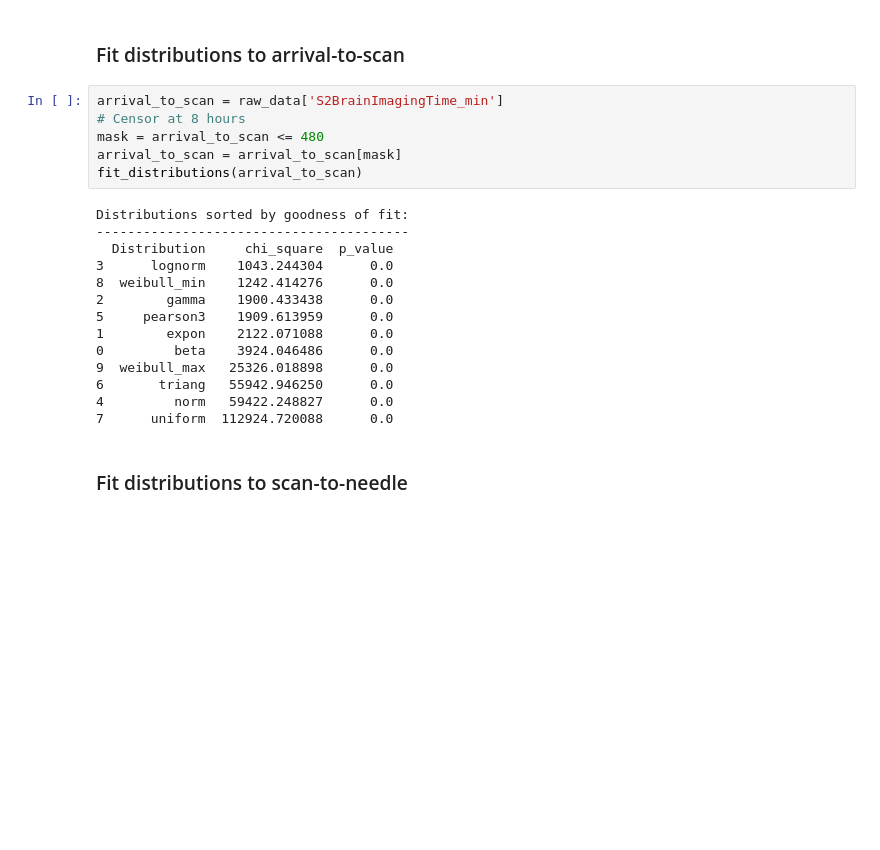
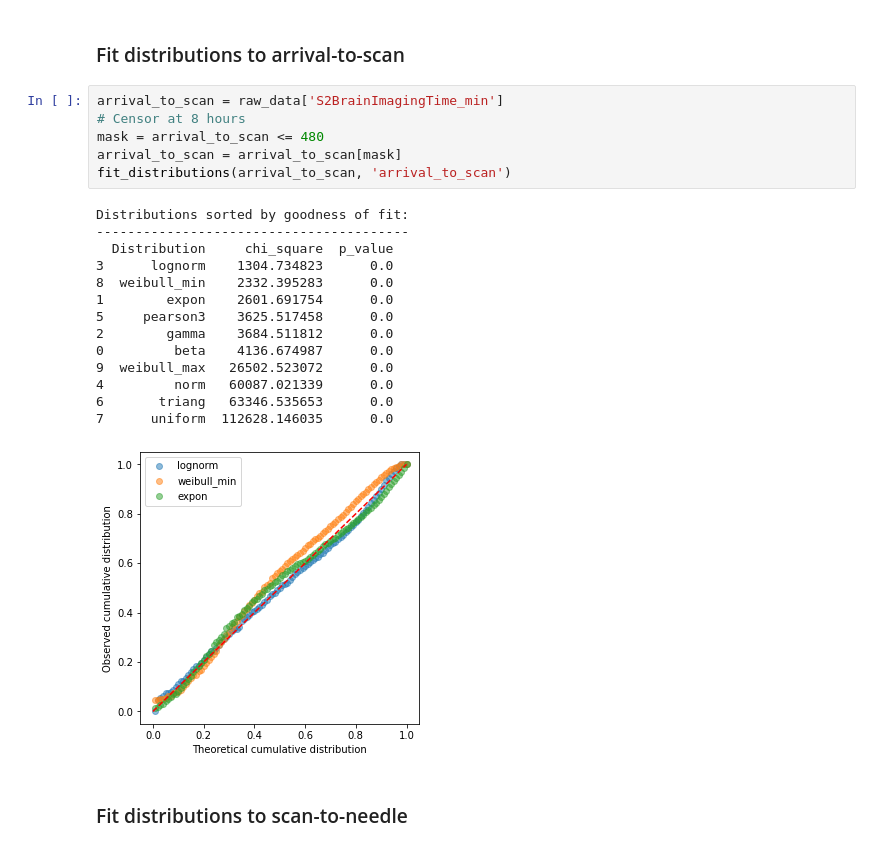
Before and after one commit to samuel-book/samuel-1, a Jupyter notebook: _sources/descriptive_stats/06_distributions.ipynb, the cells around one changed output. Saved outputs shown, nothing was run; the diff lists cells and outputs as text; blank space fills up the shorter version.

```diff
--- a/_sources/descriptive_stats/06_distributions.ipynb
+++ b/_sources/descriptive_stats/06_distributions.ipynb
@@ -197,23 +255,24 @@ Distributions sorted by goodness of fit:
 # %%
 arrival_to_scan = raw_data['S2BrainImagingTime_min']
 # Censor at 8 hours
 mask = arrival_to_scan <= 480
 arrival_to_scan = arrival_to_scan[mask]
-fit_distributions(arrival_to_scan)
+fit_distributions(arrival_to_scan, 'arrival_to_scan')
 # %% [output]
 Distributions sorted by goodness of fit:
 ----------------------------------------
   Distribution     chi_square  p_value
-3      lognorm    1043.244304      0.0
-8  weibull_min    1242.414276      0.0
-2        gamma    1900.433438      0.0
-5     pearson3    1909.613959      0.0
-1        expon    2122.071088      0.0
-0         beta    3924.046486      0.0
-9  weibull_max   25326.018898      0.0
-6       triang   55942.946250      0.0
-4         norm   59422.248827      0.0
-7      uniform  112924.720088      0.0
+3      lognorm    1304.734823      0.0
+8  weibull_min    2332.395283      0.0
+1        expon    2601.691754      0.0
+5     pearson3    3625.517458      0.0
+2        gamma    3684.511812      0.0
+0         beta    4136.674987      0.0
+9  weibull_max   26502.523072      0.0
+4         norm   60087.021339      0.0
+6       triang   63346.535653      0.0
+7      uniform  112628.146035      0.0
+[figure, added]
 # %% [markdown]
 ### Fit distributions to scan-to-needle
 # %%
```
Also changed, not shown: parts of 11 cells of this notebook, 8 other files.
